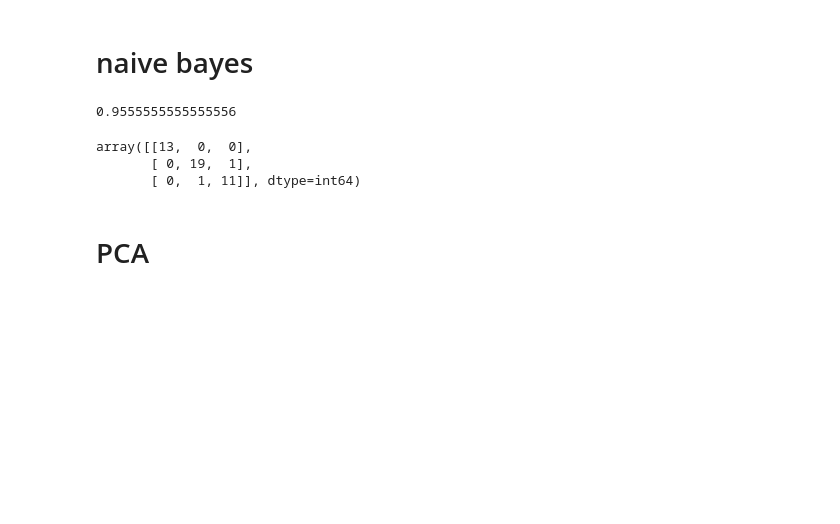
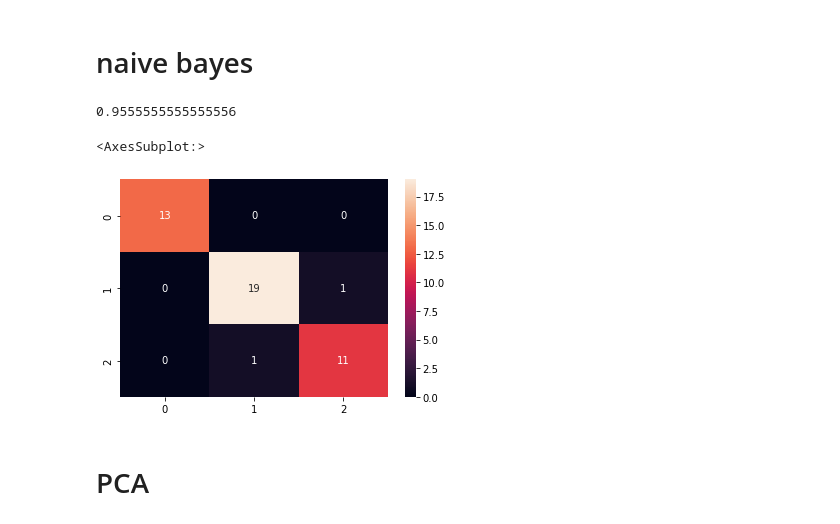
Before and after one commit to banshee0716/Data-Science-Handbook-practice, a Jupyter notebook: practice.ipynb, the cells around one changed output. Saved outputs shown, nothing was run; the diff lists cells and outputs as text; code cells hidden in the pictures; blank space fills up the shorter version.

```diff
--- a/practice.ipynb
+++ b/practice.ipynb
@@ -197,11 +202,10 @@ accuracy_score(Ytest,y_model)
 # %%
 accuracy_score(Ytest,y_model)
 cm = confusion_matrix(Ytest, y_model)
-cm
+sns.heatmap(cm, annot=True)
 # %% [output]
-array([[13,  0,  0],
-       [ 0, 19,  1],
-       [ 0,  1, 11]], dtype=int64)
+<AxesSubplot:>
+[figure, added]
 # %% [markdown]
 # PCA
 # %%
```
Also changed, not shown: parts of 9 cells of this notebook.
